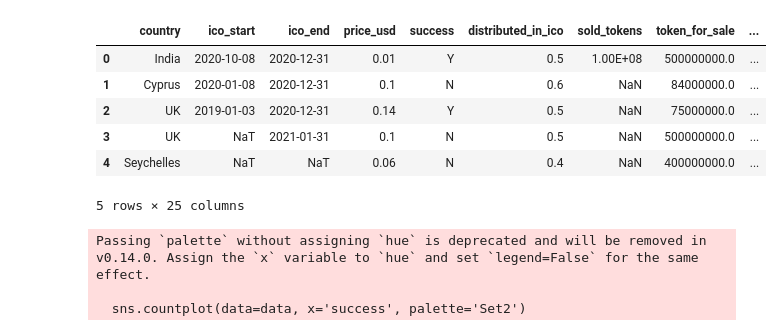
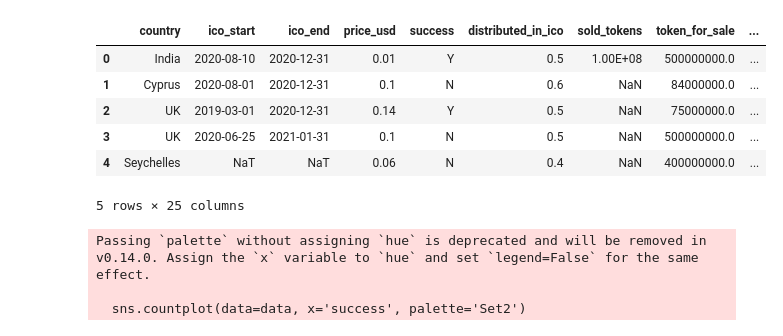
Before and after one commit to kenjihilasak/ICO_success_prediction, a Jupyter notebook: code.ipynb, the cells around one changed output. Drawn from its saved outputs; the diff is of its cells as text; code cells hidden in the pictures.

```diff
--- a/code.ipynb
+++ b/code.ipynb
@@ -10,19 +10,19 @@ import time
 # %%
 # Load the dataset
 data = pd.read_csv('Data_202425.csv')
 
 # Convert date columns to datetime
-data['ico_start'] = pd.to_datetime(data['ico_start'], errors='coerce')
-data['ico_end'] = pd.to_datetime(data['ico_end'], errors='coerce')
+data['ico_start'] = pd.to_datetime(data['ico_start'], format='%d/%m/%Y', errors='coerce')
+data['ico_end'] = pd.to_datetime(data['ico_end'], format='%d/%m/%Y', errors='coerce')
 
 # Display the first few rows of the dataset
 data.head()
 # %% [output]
 |  | country | ico_start | ico_end | price_usd | success | distributed_in_ico | sold_tokens | token_for_sale | ... |
-| 0 | India | 2020-10-08 | 2020-12-31 | 0.01 | Y | 0.5 | 1.00E+08 | 500000000.0 | ... |
-| 1 | Cyprus | 2020-01-08 | 2020-12-31 | 0.1 | N | 0.6 | NaN | 84000000.0 | ... |
-| 2 | UK | 2019-01-03 | 2020-12-31 | 0.14 | Y | 0.5 | NaN | 75000000.0 | ... |
-| 3 | UK | NaT | 2021-01-31 | 0.1 | N | 0.5 | NaN | 500000000.0 | ... |
+| 0 | India | 2020-08-10 | 2020-12-31 | 0.01 | Y | 0.5 | 1.00E+08 | 500000000.0 | ... |
+| 1 | Cyprus | 2020-08-01 | 2020-12-31 | 0.1 | N | 0.6 | NaN | 84000000.0 | ... |
+| 2 | UK | 2019-03-01 | 2020-12-31 | 0.14 | Y | 0.5 | NaN | 75000000.0 | ... |
+| 3 | UK | 2020-06-25 | 2021-01-31 | 0.1 | N | 0.5 | NaN | 500000000.0 | ... |
 | 4 | Seychelles | NaT | NaT | 0.06 | N | 0.4 | NaN | 400000000.0 | ... |
 5 rows × 25 columns
 # %%
```
Also changed, not shown: parts of 5 cells of this notebook.
